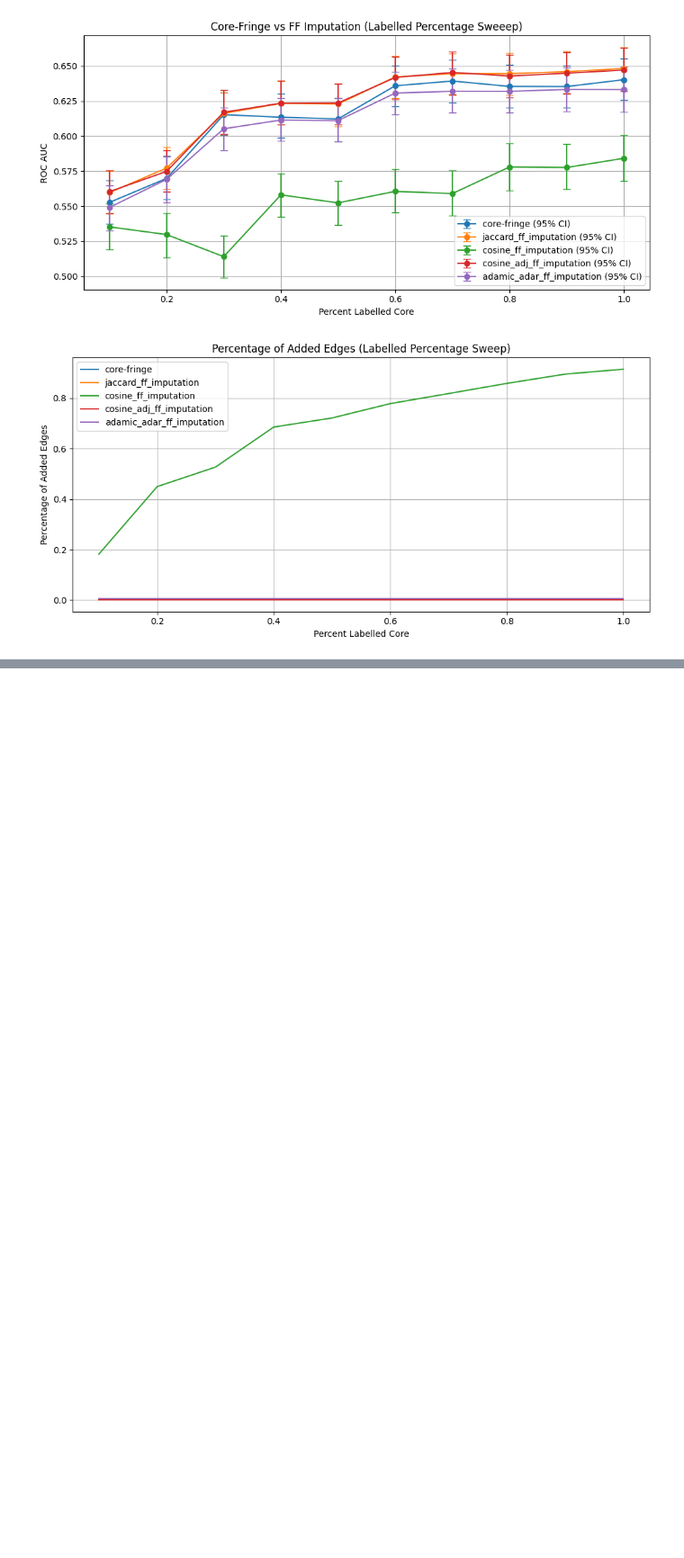
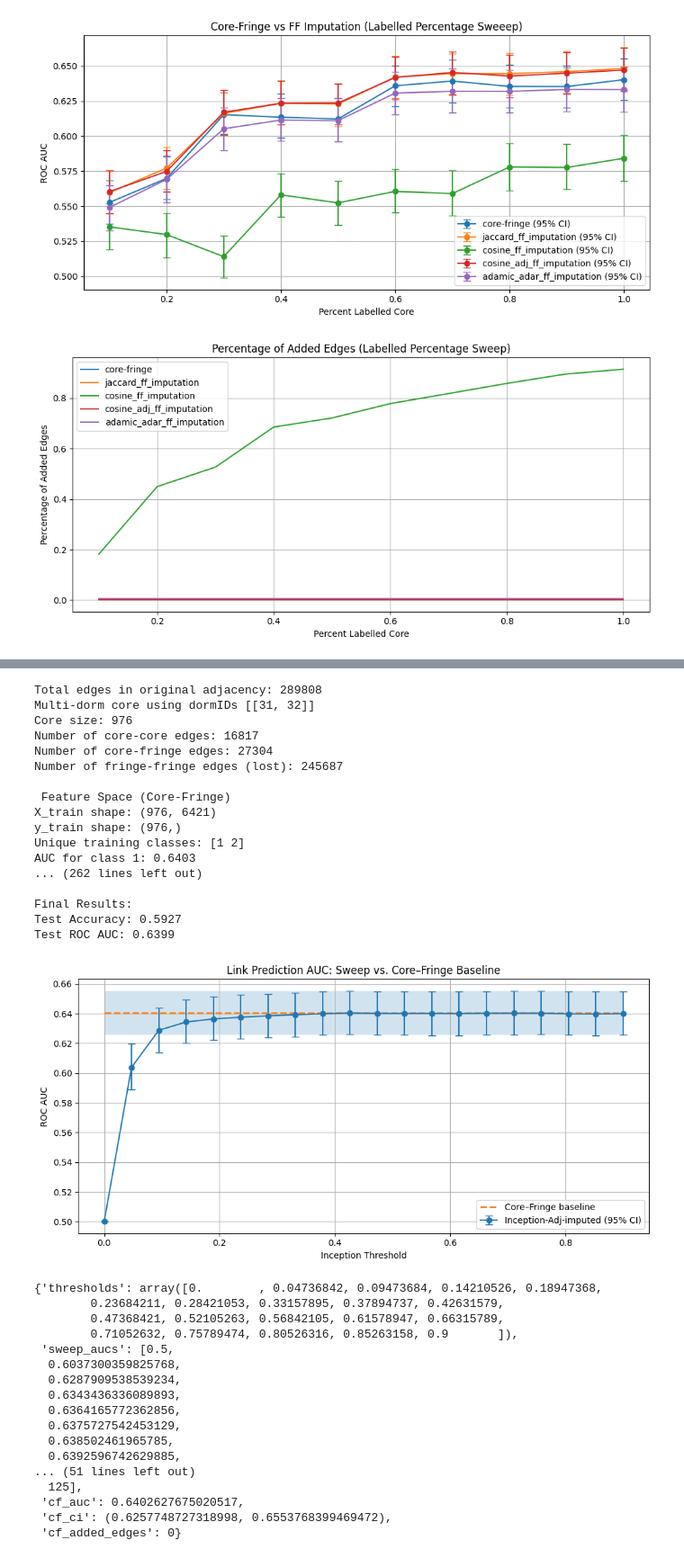
Before and after one commit to mundrapranay/core-fringe-attribute-prediction, a Jupyter notebook: notebooks/JaccardSim-YaleData.ipynb, the cells around one changed output, grey strips where cells are left out. Shown: that part at 90% size. Saved outputs shown, nothing was run; the diff lists cells and outputs as text; code cells hidden in the pictures; blank space fills up the shorter version.

```diff
--- a/notebooks/JaccardSim-YaleData.ipynb
+++ b/notebooks/JaccardSim-YaleData.ipynb
@@ -960,0 +2325,38 @@ Test ROC AUC: 0.6332
+# %%
+inception_threshold_sweep()
+# %% [output]
+Total edges in original adjacency: 289808
+Multi-dorm core using dormIDs [[31, 32]]
+Core size: 976
+Number of core-core edges: 16817
+Number of core-fringe edges: 27304
+Number of fringe-fringe edges (lost): 245687
+
+ Feature Space (Core-Fringe)
+X_train shape: (976, 6421)
+y_train shape: (976,)
+Unique training classes: [1 2]
+AUC for class 1: 0.6403
+... (262 lines left out)
+
+Final Results:
+Test Accuracy: 0.5927
+Test ROC AUC: 0.6399
+[figure, added]
+{'thresholds': array([0.        , 0.04736842, 0.09473684, 0.14210526, 0.18947368,
+        0.23684211, 0.28421053, 0.33157895, 0.37894737, 0.42631579,
+        0.47368421, 0.52105263, 0.56842105, 0.61578947, 0.66315789,
+        0.71052632, 0.75789474, 0.80526316, 0.85263158, 0.9       ]),
+ 'sweep_aucs': [0.5,
+  0.6037300359825768,
+  0.6287909538539234,
+  0.6343436336089893,
+  0.6364165772362856,
+  0.6375727542453129,
+  0.638502461965785,
+  0.6392596742629885,
+... (51 lines left out)
+  125],
+ 'cf_auc': 0.6402627675020517,
+ 'cf_ci': (0.6257748727318998, 0.6553768399469472),
+ 'cf_added_edges': 0}
```
Also changed, not shown: parts of 10 cells of this notebook.
